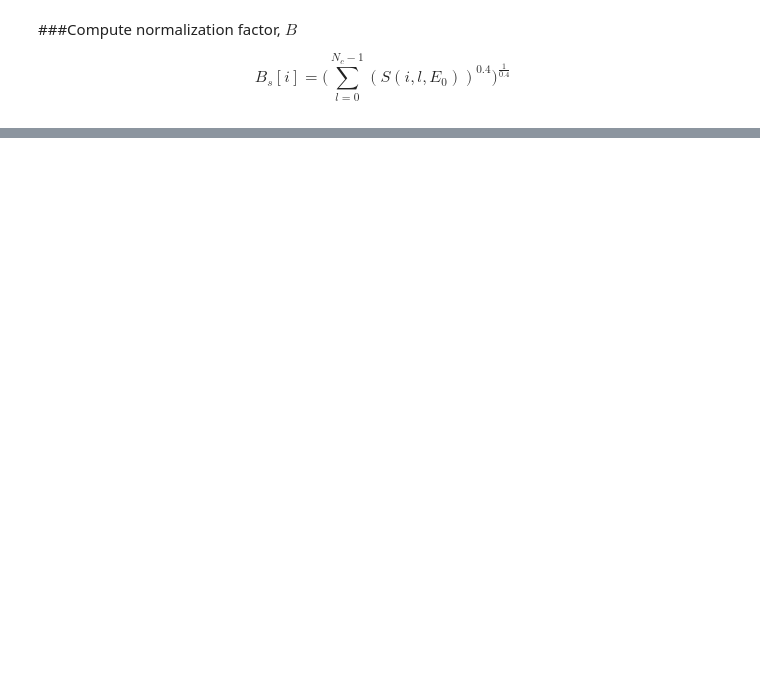
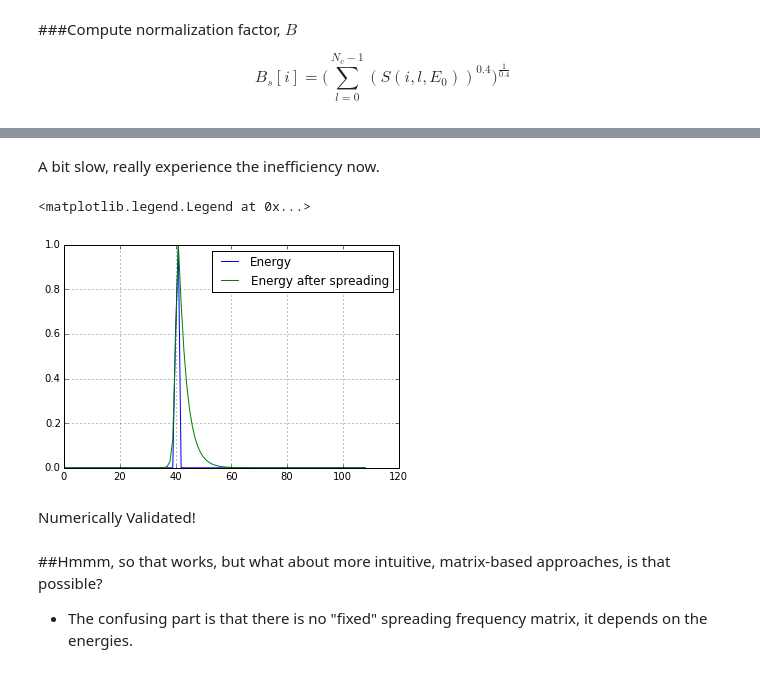
Before and after one commit to stephencwelch/Perceptual-Coding-In-Python, a Jupyter notebook: Explore PEAQ.ipynb, the cells around one changed output, grey strips where cells are left out. Drawn from its saved outputs; the diff is of its cells as text; code cells hidden in the pictures; blank space fills up the shorter version.

```diff
--- a/Explore PEAQ.ipynb
+++ b/Explore PEAQ.ipynb
@@ -846,0 +888,32 @@ $$
+# %%
+def E_spread(i, E):
+    temp = np.zeros(Nc)
+    for l in range(Nc):
+        temp[l] = S(i, l, E[l])
+
+    Es = (1./Bs[i])*sum((E*temp)**0.4)**(1/0.4)
+    return Es
+# %%
+Es = np.zeros((2, Nc))
+
+for i in range(Nc):
+    Es[0, i] = E_spread(i, E[0,:])
+    Es[1, i] = E_spread(i, E[1,:])
+# %% [markdown]
+A bit slow, really experience the inefficiency now.
+# %%
+plot(E[0,:]/np.amax(E.ravel()))
+plot(Es[0,:]/np.amax(Es.ravel()))
+grid(1)
+
+
+legend(['Energy', 'Energy after spreading'])
+# %% [output]
+<matplotlib.legend.Legend at 0x...>
+[figure, added]
+# %% [markdown]
+Numerically Validated!
+# %% [markdown]
+##Hmmm, so that works, but what about more intuitive, matrix-based approaches, is that possible?
+
+- The confusing part is that there is no "fixed" spreading frequency matrix, it depends on the energies.
```
Also changed, not shown: parts of 16 cells of this notebook.
